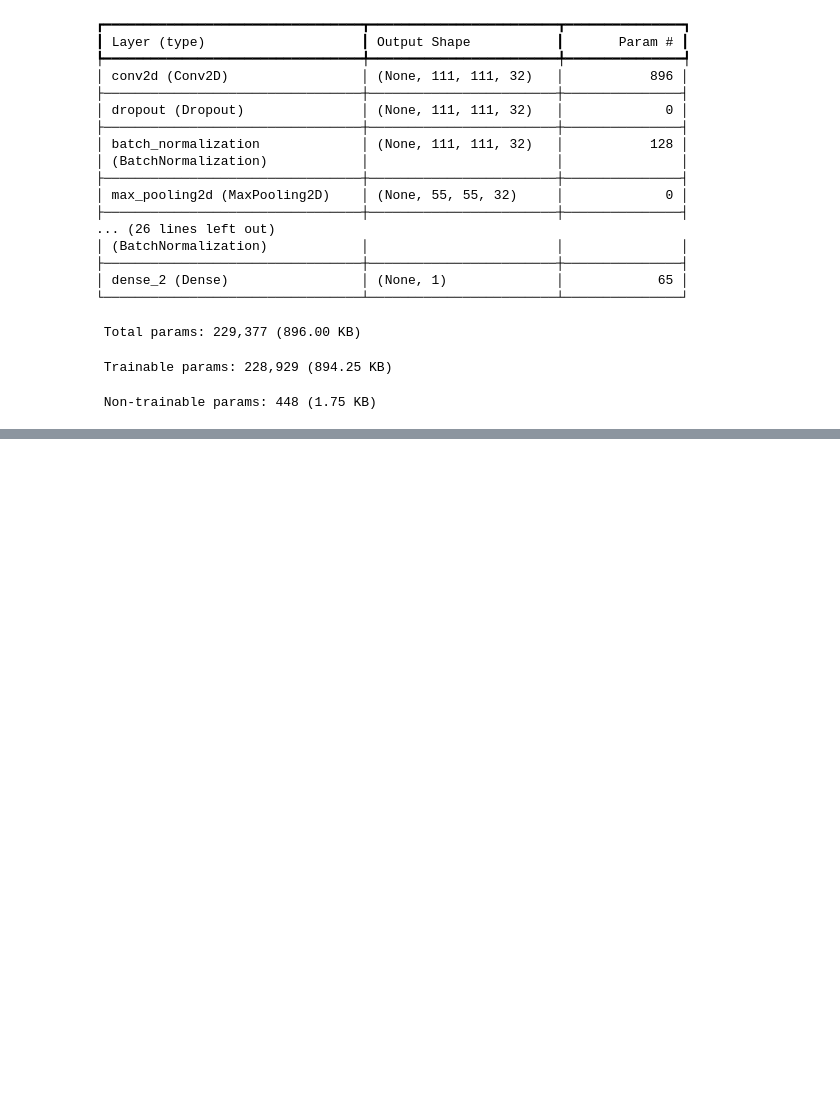
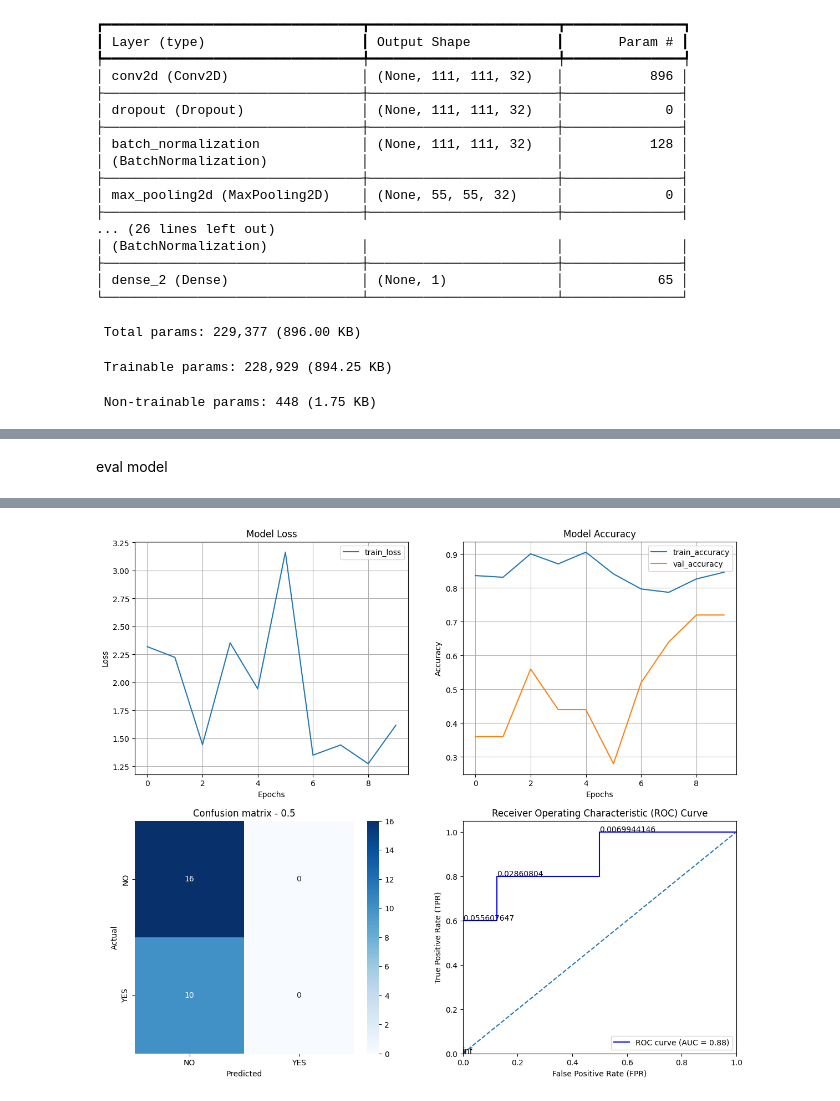
Before and after one commit to Vigash14120/CNN-BRAIN-TUMOR, a Jupyter notebook: tumor.ipynb, the cells around one changed output, grey strips where cells are left out. Saved outputs shown, nothing was run; the diff lists cells and outputs as text; code cells hidden in the pictures; blank space fills up the shorter version.

```diff
--- a/tumor.ipynb
+++ b/tumor.ipynb
@@ -191,0 +165,7 @@ early_stopping = EarlyStopping(
+# %%
+history = Lenet_model.fit(train_dataset,
+                          validation_data=val_dataset,
+                          epochs=10,
+                          verbose=1,
+
+                         )
@@ -191,0 +193,2 @@ early_stopping = EarlyStopping(
+# %% [markdown]
+eval model
@@ -191,0 +283,3 @@ early_stopping = EarlyStopping(
+# %%
+evaluate_model(Lenet_model,test_dataset)
+# %% [output]
@@ -191,0 +287 @@ early_stopping = EarlyStopping(
+[figure, added]
```
Also changed, not shown: parts of 8 cells of this notebook.
